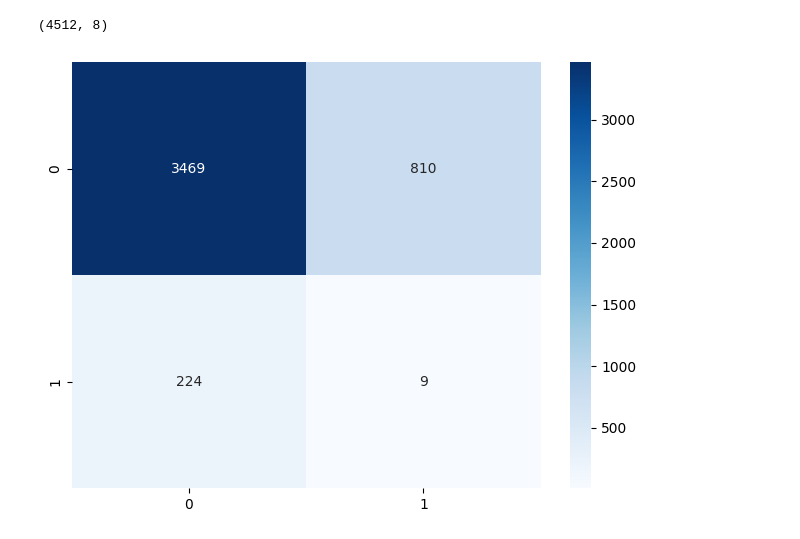
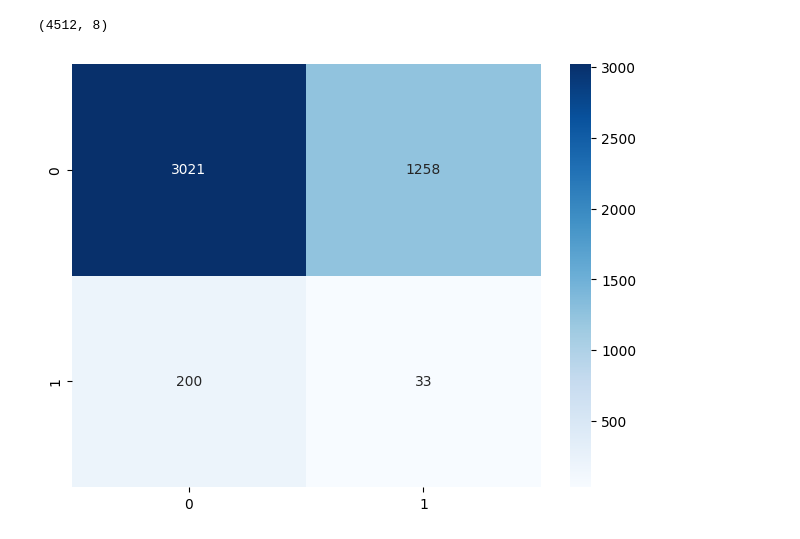
Before and after one commit to Grkritsovas/Multi-label-Greek-music-genre-classification-using-deep-learning, a Jupyter notebook: 4_Hybrid_Model_Aug_spec.ipynb, the cells around one changed output. Saved outputs shown, nothing was run; the diff lists cells and outputs as text; code cells hidden in the pictures.

```diff
--- a/4_Hybrid_Model_Aug_spec.ipynb
+++ b/4_Hybrid_Model_Aug_spec.ipynb
@@ -189,7 +189,7 @@ def calculate_class_weights_from_tfrecords(tfrecord_files, num_classes=8, positi
     # Apply multiplier to positive class weights to emphasize minority class
     class_weights_per_genre[:, 1] *= positive_weight_multiplier
     class_weights_per_genre[5] *= positive_weight_multiplier #helping pop
-    class_weights_per_genre[6] *= positive_weight_multiplier #helping enallaktiko
+    class_weights_per_genre[6] *= positive_weight_multiplier + 4 #helping enallaktiko
 
     #normalize the weights with their mean
     mean = np.mean(class_weights_per_genre)
@@ -334,7 +344,7 @@ def weighted_focal_loss(y_true, y_pred_logits, gamma=3.0, class_weights=None):
     dtype = y_pred_logits.dtype
 
     y_true = tf.cast(y_true, dtype=dtype)
-    y_pred_logits = tf.clip_by_value(y_pred_logits, -6, 6)  # Prevent overflow
+    y_pred_logits = tf.clip_by_value(y_pred_logits, -5, 5)  # Prevent overflow
     y_pred = tf.nn.sigmoid(y_pred_logits)
 
     bce = tf.nn.sigmoid_cross_entropy_with_logits(labels=y_true, logits=y_pred_logits)
@@ -533,7 +567,7 @@ Restoring model weights from the end of the best epoch: 14.
 # %% [markdown]
 ### Testing the model
 # %%
-model = model_hybrid(input_shape=(80, 650, 1), dense_dim=7, num_classes=8)
+model = model_hybrid(input_shape=(80, 650, 1), dense_dim=6, num_classes=8)
 # %%
 model.load_weights("best_hybrid_model.keras")
 # %%
@@ -568,7 +602,7 @@ model.compile(
         'binary_output': weighted_focal_loss_with_weights
     },
     loss_weights={
-        'dense_output': 0.1,
+        'dense_output': 0.2,
         'binary_output': 1.0
     },
     metrics={
@@ -755,16 +789,16 @@ y_true.shape
 # %% [output]
 (4512, 8)
 # %%
-cm = tf.math.confusion_matrix(y_true[:,7], y_pred[:,3])
+cm = tf.math.confusion_matrix(y_true[:,7], y_pred[:,2])
 
 sns.heatmap(cm, annot=True, fmt='d', cmap='Blues')
 ax.set_title(f'Confusion Matrix: {genre}')
 ax.set_xlabel('Predicted')
 ax.set_ylabel('True')
 plt.tight_layout()
 plt.show();
 # %% [output]
-[figure, old version]
+[figure, new version]
 # %%
 for cm in cms:
     print(cm)
```
Also changed, not shown: parts of 26 cells of this notebook, 2 other files.
